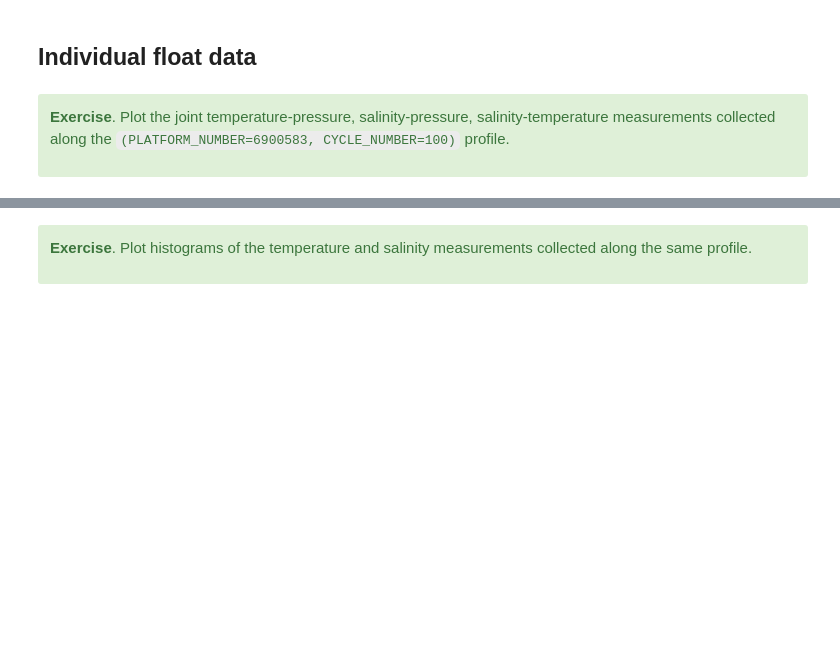
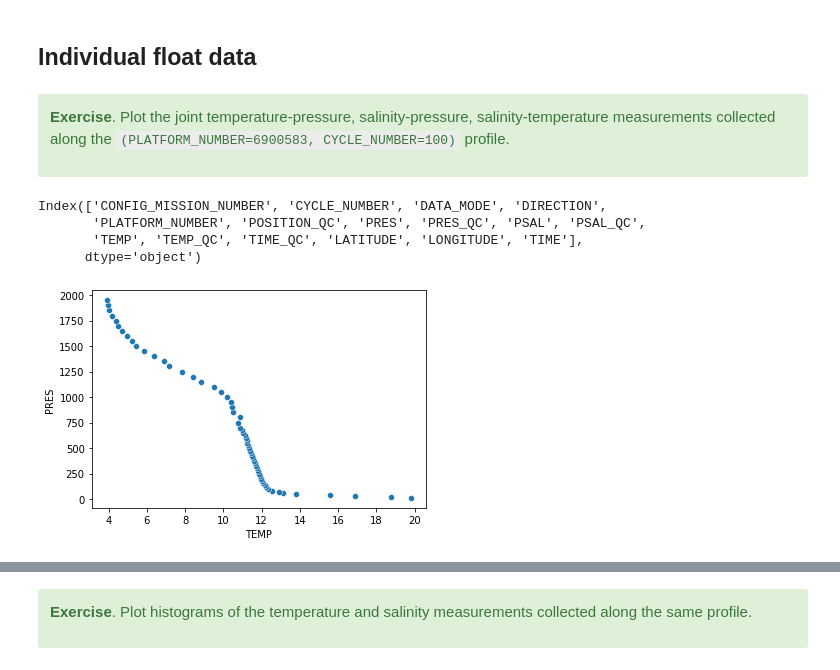
Before and after one commit to dimiphoton/fondations-data-science, a Jupyter notebook: hw1.ipynb, the cells around one changed output, grey strips where cells are left out. Drawn from its saved outputs; the diff is of its cells as text; code cells hidden in the pictures; blank space fills up the shorter version.

```diff
--- a/hw1.ipynb
+++ b/hw1.ipynb
@@ -107,3 +125,22 @@ df.head(3)
 **Exercise**. Plot the joint temperature-pressure, salinity-pressure, salinity-temperature measurements collected along the `(PLATFORM_NUMBER=6900583, CYCLE_NUMBER=100)` profile.
 
 </div>
+# %%
+PLATFORM_NUMBER=6900583
+CYCLE_NUMBER=100
+profile = argo_loader.profile(PLATFORM_NUMBER, CYCLE_NUMBER).load().to_dataframe()
+# %%
+profile.columns
+# %% [output]
+Index(['CONFIG_MISSION_NUMBER', 'CYCLE_NUMBER', 'DATA_MODE', 'DIRECTION',
+       'PLATFORM_NUMBER', 'POSITION_QC', 'PRES', 'PRES_QC', 'PSAL', 'PSAL_QC',
+       'TEMP', 'TEMP_QC', 'TIME_QC', 'LATITUDE', 'LONGITUDE', 'TIME'],
+      dtype='object')
+# %%
+g = sns.scatterplot(
+    data=profile,
+    x="TEMP",y="PRES",
+
+)
+# %% [output]
+[figure, added]
```
Also changed, not shown: parts of 22 cells of this notebook, 3 other files.
